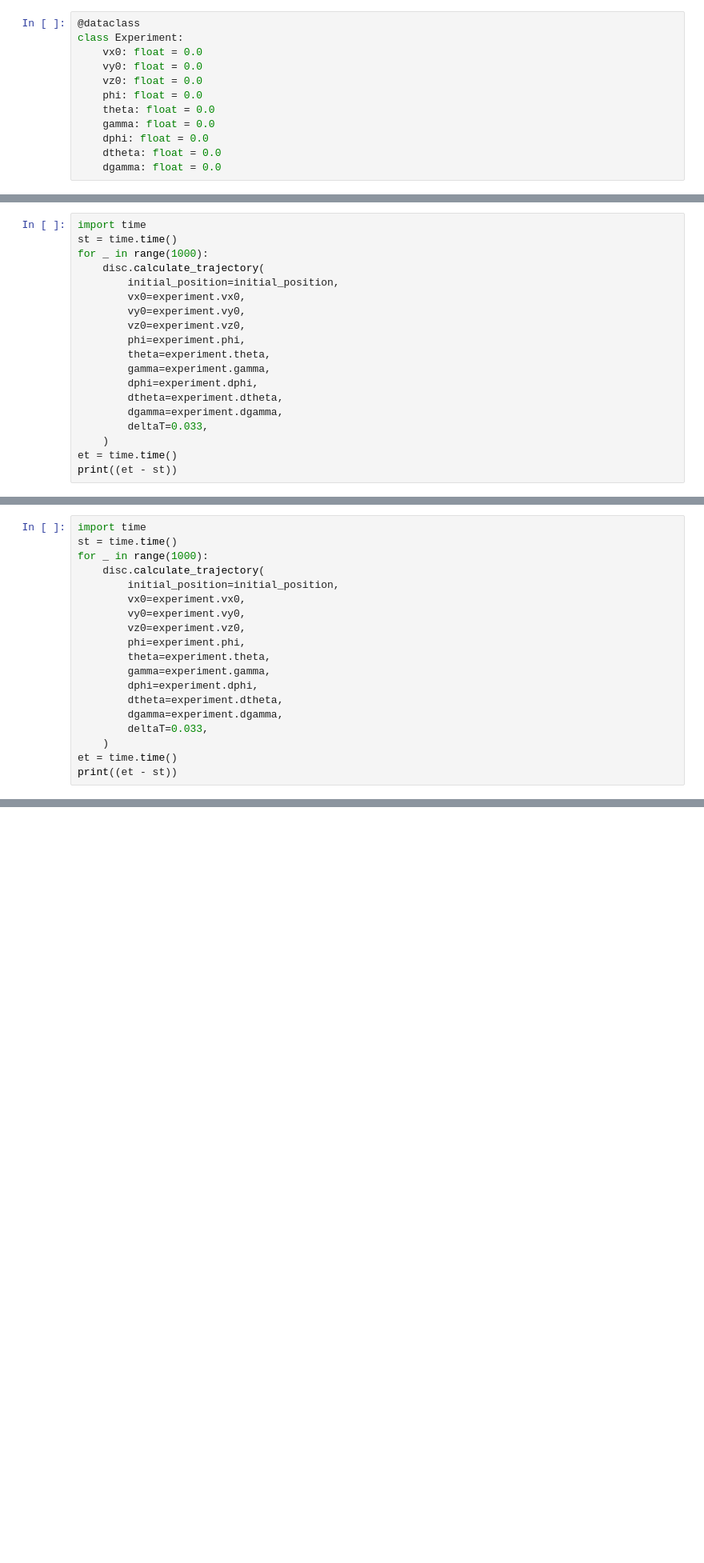
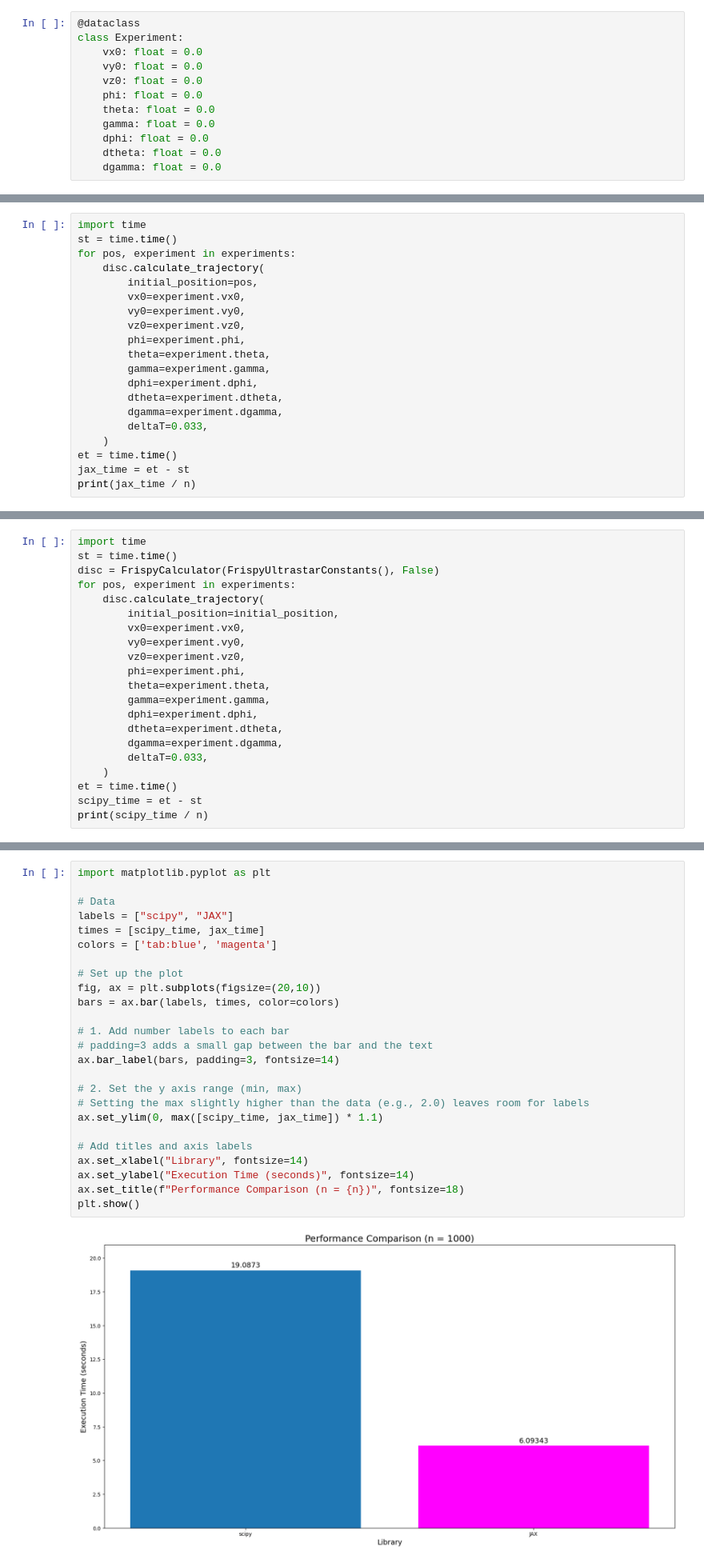
Before and after one commit to crzdg/flying-discs, a Jupyter notebook: notebooks/frispy-jax-comparison.ipynb, the cells around one changed output, grey strips where cells are left out. Shown at 80% size. Saved outputs shown, nothing was run; the diff lists cells and outputs as text; blank space fills up the shorter version.

```diff
--- a/notebooks/frispy-jax-comparison.ipynb
+++ b/notebooks/frispy-jax-comparison.ipynb
@@ -148,9 +66,9 @@ trajectory = disc.calculate_trajectory(
 # %%
 import time
 st = time.time()
-for _ in range(1000):
+for pos, experiment in experiments:
     disc.calculate_trajectory(
-        initial_position=initial_position,
+        initial_position=pos,
         vx0=experiment.vx0,
         vy0=experiment.vy0,
         vz0=experiment.vz0,
@@ -163,5 +81,6 @@ for _ in range(1000):
         deltaT=0.033,
     )
 et = time.time()
-print((et - st))
+jax_time = et - st
+print(jax_time / n)
 # %% [output]
@@ -186,7 +88,8 @@ trajectory = disc.calculate_trajectory(
 # %%
 import time
 st = time.time()
-for _ in range(1000):
+disc = FrispyCalculator(FrispyUltrastarConstants(), False)
+for pos, experiment in experiments:
     disc.calculate_trajectory(
         initial_position=initial_position,
         vx0=experiment.vx0,
@@ -201,5 +104,6 @@ for _ in range(1000):
         deltaT=0.033,
     )
 et = time.time()
-print((et - st))
+scipy_time = et - st
+print(scipy_time / n)
 # %% [output]
@@ -206,0 +111,27 @@ print((et - st))
+# %%
+import matplotlib.pyplot as plt
+
+# Data
+labels = ["scipy", "JAX"]
+times = [scipy_time, jax_time]
+colors = ['tab:blue', 'magenta']
+
+# Set up the plot
+fig, ax = plt.subplots(figsize=(20,10))
+bars = ax.bar(labels, times, color=colors)
+
+# 1. Add number labels to each bar
+# padding=3 adds a small gap between the bar and the text
+ax.bar_label(bars, padding=3, fontsize=14)
+
+# 2. Set the y axis range (min, max)
+# Setting the max slightly higher than the data (e.g., 2.0) leaves room for labels
+ax.set_ylim(0, max([scipy_time, jax_time]) * 1.1)
+
+# Add titles and axis labels
+ax.set_xlabel("Library", fontsize=14)
+ax.set_ylabel("Execution Time (seconds)", fontsize=14)
+ax.set_title(f"Performance Comparison (n = {n})", fontsize=18)
+plt.show()
+# %% [output]
+[figure, added]
```
Also changed, not shown: parts of 11 cells of this notebook, 3 other files.
